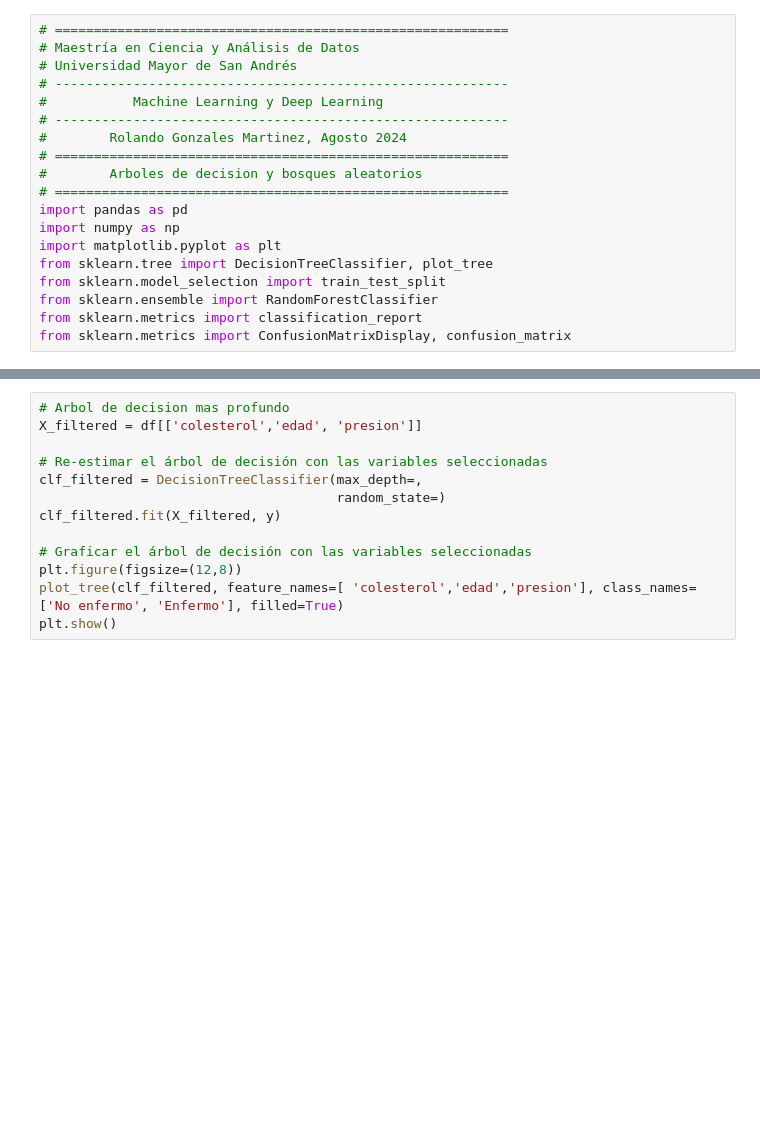
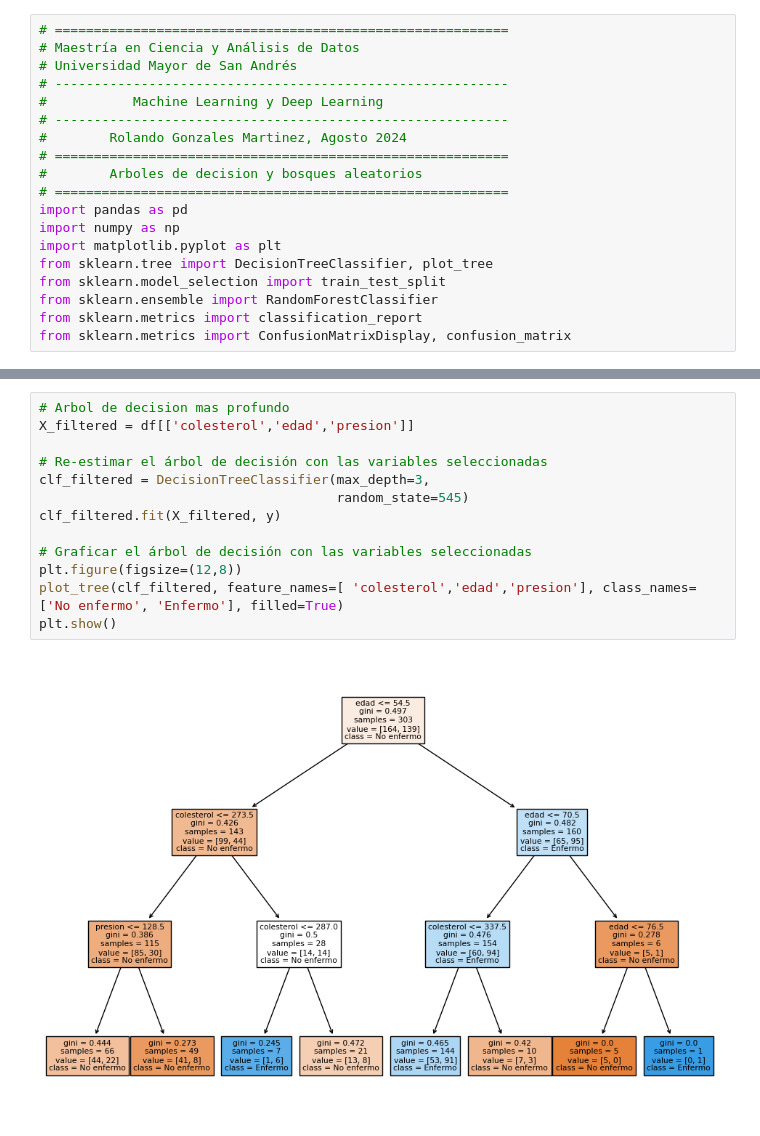
Before and after one commit to rogon666/UMSA, a Jupyter notebook: AIMLDL/Python scripts/AIMLDL_0301.ipynb, the cells around one changed output, grey strips where cells are left out. Drawn from its saved outputs; the diff is of its cells as text; blank space fills up the shorter version.

```diff
--- a/AIMLDL/Python scripts/AIMLDL_0301.ipynb
+++ b/AIMLDL/Python scripts/AIMLDL_0301.ipynb
@@ -121,16 +165,18 @@ plt.show()
 # %%
 # Arbol de decision mas profundo
-X_filtered = df[['colesterol','edad', 'presion']]
+X_filtered = df[['colesterol','edad','presion']]
 
 # Re-estimar el árbol de decisión con las variables seleccionadas
-clf_filtered = DecisionTreeClassifier(max_depth=,
-                                      random_state=)
+clf_filtered = DecisionTreeClassifier(max_depth=3,
+                                      random_state=545)
 clf_filtered.fit(X_filtered, y)
 
 # Graficar el árbol de decisión con las variables seleccionadas
 plt.figure(figsize=(12,8))
 plot_tree(clf_filtered, feature_names=[ 'colesterol','edad','presion'], class_names=['No enfermo', 'Enfermo'], filled=True)
 plt.show()
+# %% [output]
+[figure, added]
 # %%
 # Dividir la muestra en conjunto de entrenamiento y prueba
 X_train, X_test, y_train, y_test = train_test_split(X, y,
```
Also changed, not shown: parts of 10 cells of this notebook, 4 other files.
